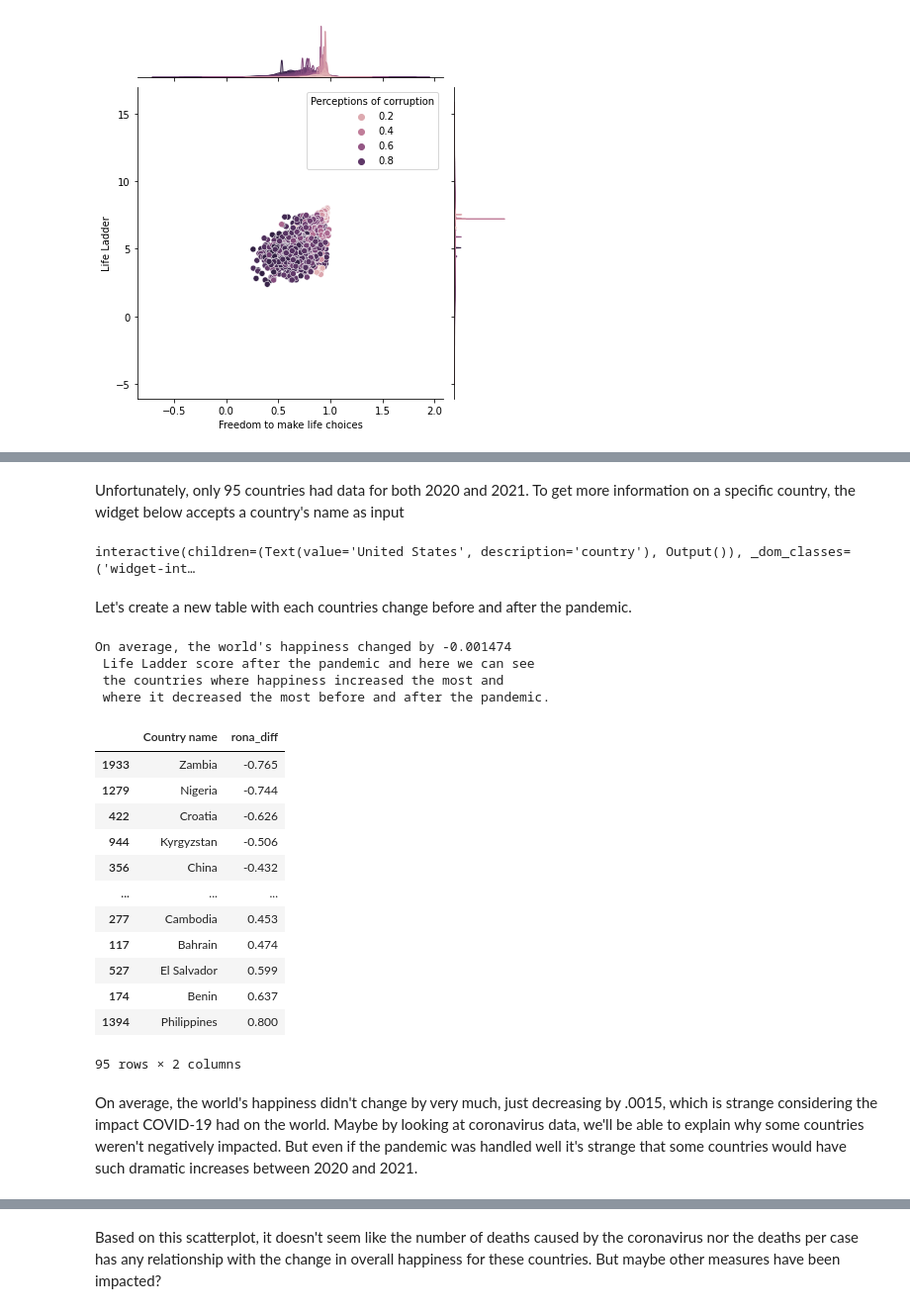
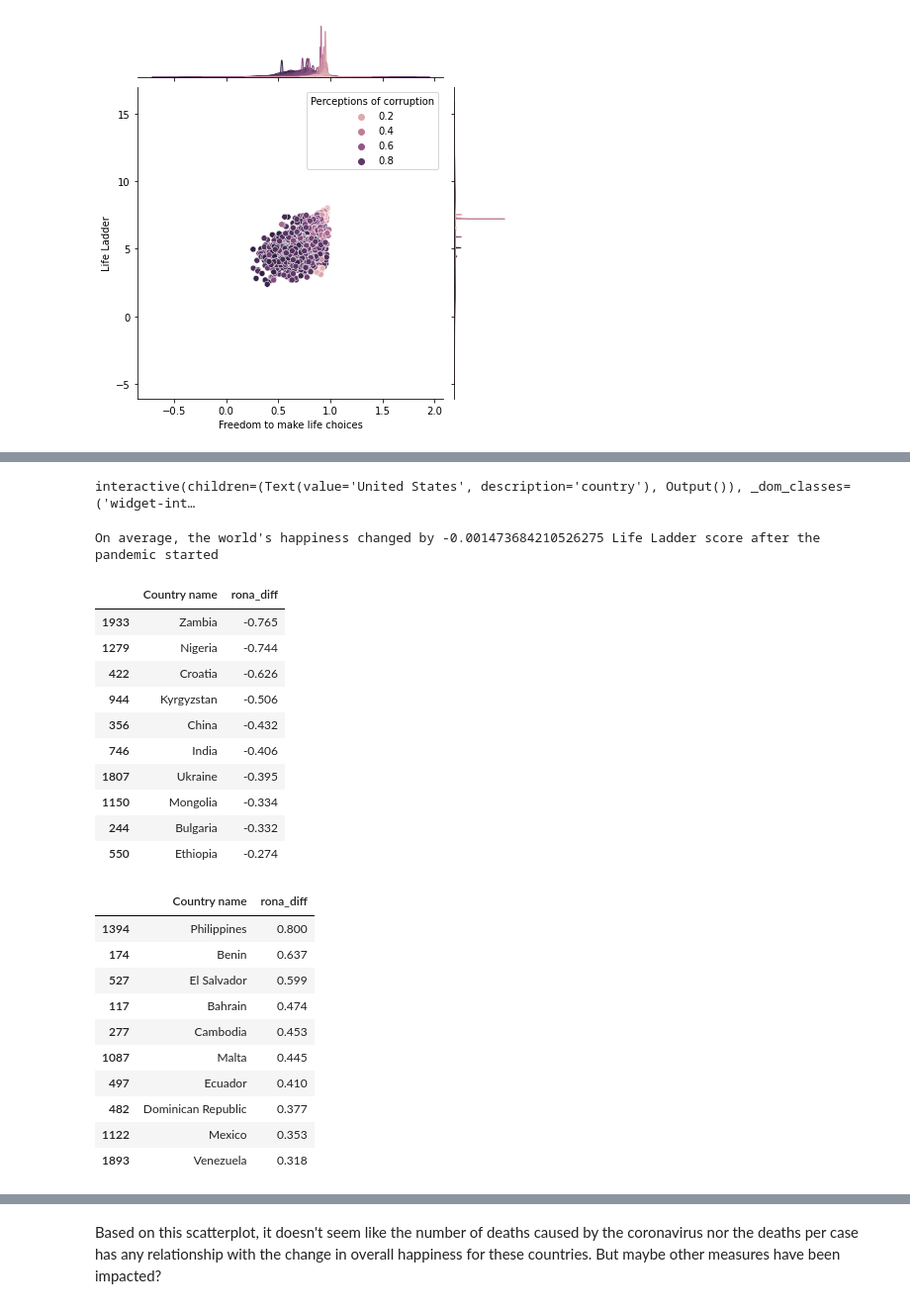
Before and after one commit to Jacksonwolf15/World-Happiness-DS, a Jupyter notebook: WHiX.ipynb, the cells around one changed output, grey strips where cells are left out. Shown at 99% size. Cells and saved outputs as stored; diff of their text form; code cells hidden in the pictures.

Commit message:
Merge branch 'main' of https://github.com/Jacksonwolf15/World-Happiness-DS into main

```diff
--- a/WHiX.ipynb
+++ b/WHiX.ipynb
@@ -132,3 +112 @@ wh_j=wh_j.append(wh2021_j)
-# %% [markdown]
-Unfortunately, only 95 countries had data for both 2020 and 2021. To get more information on a specific country, the widget below accepts a country's name as input
 # %%
@@ -141,39 +117,44 @@ interact(countrySelector, country='United States');
 # %% [output]
 interactive(children=(Text(value='United States', description='country'), Output()), _dom_classes=('widget-int…
-# %% [markdown]
-Let's create a new table with each countries change before and after the pandemic.
 # %%
 wh_j_sorted=wh_j.sort_values(by='Country name')
 rona_diff = []
 summ = 0
 for i in range(len(list(wh_j_sorted[wh_j_sorted['year']==2020]['Life Ladder']))):
         rona_diff.append((list(wh_j_sorted[wh_j_sorted['year']==2020]['Life Ladder'])[i] - list(wh_j_sorted[wh_j_sorted['year']==2021]['Life Ladder'])[i]) * -1)
         summ+= rona_diff[i]
 average_rona_diff = summ/len(wh_j_sorted[wh_j_sorted['year']==2020])
+print('On average, the world\'s happiness changed by', average_rona_diff, 'Life Ladder score after the pandemic started')
 differ = pd.DataFrame()
 differ['Country name'] = wh_j_sorted[wh_j_sorted['year']==2020]['Country name']
 differ['rona_diff'] = rona_diff
 differ.reset_index(drop=True)
-print('On average, the world\'s happiness changed by', round(average_rona_diff, 6), '\n Life Ladder score after the pandemic and here we can see \n the countries where happiness increased the most and \n where it decreased the most before and after the pandemic.')
-differ.sort_values(by='rona_diff')
+differ.sort_values(by='rona_diff').head(10) #countries made most unhappy by rona age
 # %% [output]
-On average, the world's happiness changed by -0.001474
- Life Ladder score after the pandemic and here we can see
- the countries where happiness increased the most and
- where it decreased the most before and after the pandemic.
+On average, the world's happiness changed by -0.001473684210526275 Life Ladder score after the pandemic started
 |  | Country name | rona_diff |
 | 1933 | Zambia | -0.765 |
 | 1279 | Nigeria | -0.744 |
 | 422 | Croatia | -0.626 |
 | 944 | Kyrgyzstan | -0.506 |
 | 356 | China | -0.432 |
-| ... | ... | ... |
-| 277 | Cambodia | 0.453 |
-| 117 | Bahrain | 0.474 |
-| 527 | El Salvador | 0.599 |
-| 174 | Benin | 0.637 |
-| 1394 | Philippines | 0.800 |
+| 746 | India | -0.406 |
+| 1807 | Ukraine | -0.395 |
+| 1150 | Mongolia | -0.334 |
+| 244 | Bulgaria | -0.332 |
+| 550 | Ethiopia | -0.274 |
-95 rows × 2 columns
-# %% [markdown]
-On average, the world's happiness didn't change by very much, just decreasing by .0015, which is strange considering the impact COVID-19 had on the world. Maybe by looking at coronavirus data, we'll be able to explain why some countries weren't negatively impacted. But even if the pandemic was handled well it's strange that some countries would have such dramatic increases between 2020 and 2021.
+# %%
+differ.sort_values(by='rona_diff', ascending=False).head(10) #countries that gained happiness from rona era
+# %% [output]
+|  | Country name | rona_diff |
+| 1394 | Philippines | 0.800 |
+| 174 | Benin | 0.637 |
+| 527 | El Salvador | 0.599 |
+| 117 | Bahrain | 0.474 |
+| 277 | Cambodia | 0.453 |
+| 1087 | Malta | 0.445 |
+| 497 | Ecuador | 0.410 |
+| 482 | Dominican Republic | 0.377 |
+| 1122 | Mexico | 0.353 |
+| 1893 | Venezuela | 0.318 |
 # %%
```
Also changed, not shown: parts of 27 cells of this notebook.
